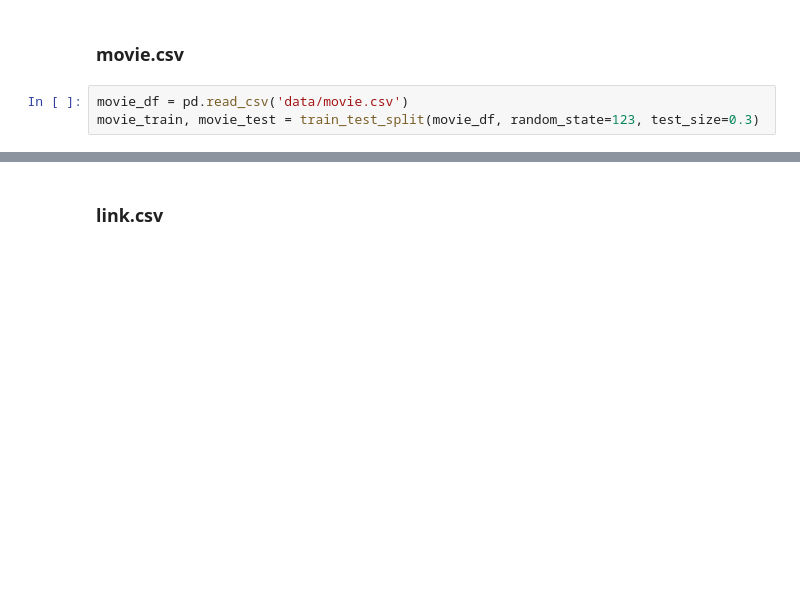
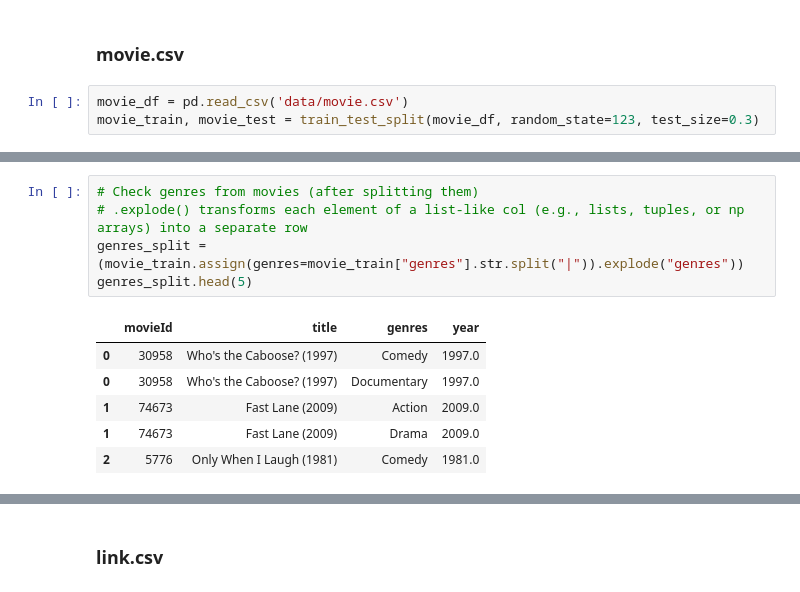
Before and after one commit to mara-sanchez1/MovieLens, a Jupyter notebook: MovieLens.ipynb, the cells around one changed output, grey strips where cells are left out. Drawn from its saved outputs; the diff is of its cells as text; blank space fills up the shorter version.

```diff
--- a/MovieLens.ipynb
+++ b/MovieLens.ipynb
@@ -337,0 +410,12 @@ movie_train, movie_test = train_test_split(movie_df, random_state=123, test_size
+# %%
+# Check genres from movies (after splitting them)
+# .explode() transforms each element of a list-like col (e.g., lists, tuples, or np arrays) into a separate row
+genres_split = (movie_train.assign(genres=movie_train["genres"].str.split("|")).explode("genres"))
+genres_split.head(5)
+# %% [output]
+|  | movieId | title | genres | year |
+| 0 | 30958 | Who's the Caboose? (1997) | Comedy | 1997.0 |
+| 0 | 30958 | Who's the Caboose? (1997) | Documentary | 1997.0 |
+| 1 | 74673 | Fast Lane (2009) | Action | 2009.0 |
+| 1 | 74673 | Fast Lane (2009) | Drama | 2009.0 |
+| 2 | 5776 | Only When I Laugh (1981) | Comedy | 1981.0 |
```
Also changed, not shown: parts of 12 cells of this notebook.
